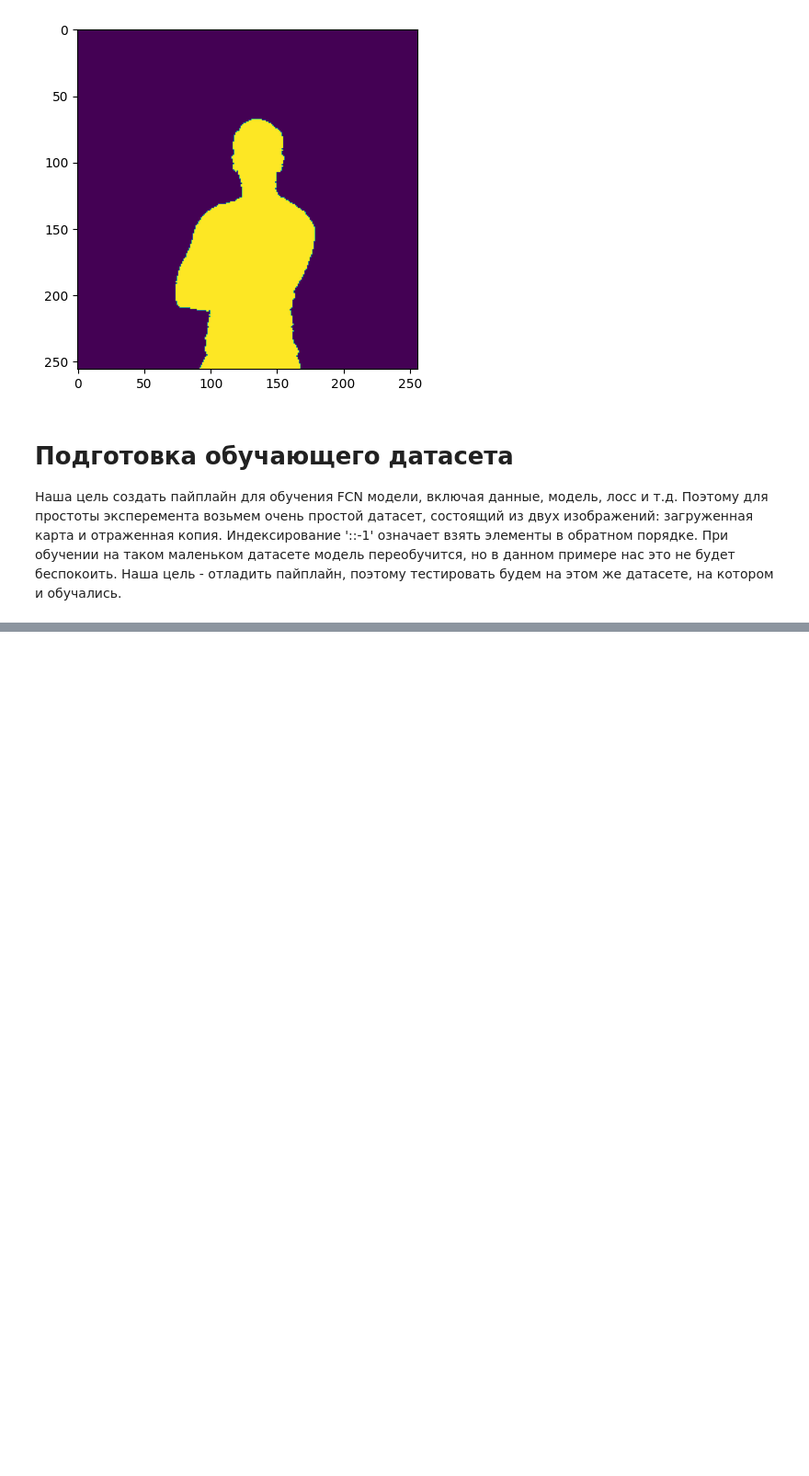
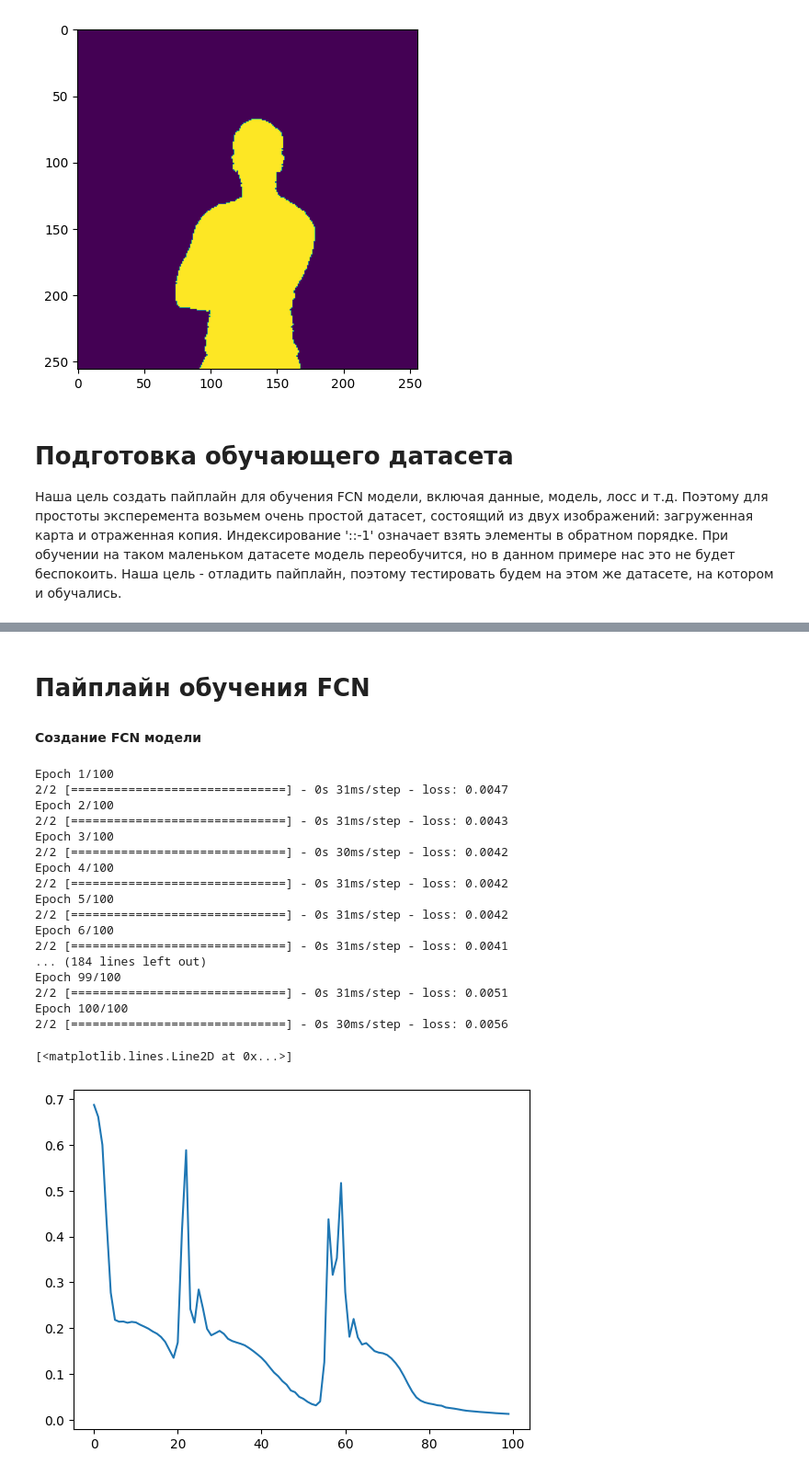
Before and after one commit to adwiza/datascience_skillbox, a Jupyter notebook: 29. NN CV FCN training.ipynb, the cells around one changed output, grey strips where cells are left out. Shown at 92% size. Drawn from its saved outputs; the diff is of its cells as text; code cells hidden in the pictures; blank space fills up the shorter version.

```diff
--- a/29. NN CV FCN training.ipynb
+++ b/29. NN CV FCN training.ipynb
@@ -52,0 +54,58 @@ laplace.pdf(1.46, 100, 1.65) + 0.5
+# %% [markdown]
+# Пайплайн обучения FCN
+
+#### Создание FCN модели
+# %%
+class Model(tf.keras.Model):
+    def __init__(self):
+        super().__init__()
+        self.conv1 = tf.keras.layers.Conv2D(64, (3, 3), padding='same', activation='relu')
+        self.conv2 = tf.keras.layers.Conv2D(64, (3, 3), padding='same', activation='relu')
+        self.conv3 = tf.keras.layers.Conv2D(128, (3, 3), padding='same', activation='relu')
+        self.conv4 = tf.keras.layers.Conv2D(128, (3, 3), padding='same', activation='relu')
+        self.conv5 = tf.keras.layers.Conv2D(256, (3, 3), padding='same', activation='relu')
+        self.conv6 = tf.keras.layers.Conv2D(1, (3, 3), padding='same', activation=None)
+        self.pool = tf.keras.layers.MaxPool2D((2, 2))
+
+    def call(self, x):
+        out = self.conv1(x)
+        out = self.conv2(out)
+        out = self.pool(out)
+        out = self.conv3(out)
+        out = self.conv4(out)
+        out = self.pool(out)
+        out = self.conv5(out)
+        out = self.conv6(out)
+        out = tf.image.resize(out, (x.shape[1], x.shape[2]), tf.image.ResizeMethod.BILINEAR)
+        out = tf.nn.sigmoid(out)
+        return out
+
+model = Model()
+# %%
+NUM_EPOCHS = 100
+# %%
+loss = tf.keras.losses.BinaryCrossentropy()
+model.compile(optimizer='adam', loss=loss)
+# %%
+history = model.fit(train_x, train_y, batch_size=1, epochs=NUM_EPOCHS)
+plt.plot(hist.history['loss'])
+# %% [output]
+Epoch 1/100
+2/2 [==============================] - 0s 31ms/step - loss: 0.0047
+Epoch 2/100
+2/2 [==============================] - 0s 31ms/step - loss: 0.0043
+Epoch 3/100
+2/2 [==============================] - 0s 30ms/step - loss: 0.0042
+Epoch 4/100
+2/2 [==============================] - 0s 31ms/step - loss: 0.0042
+Epoch 5/100
+2/2 [==============================] - 0s 31ms/step - loss: 0.0042
+Epoch 6/100
+2/2 [==============================] - 0s 31ms/step - loss: 0.0041
+... (184 lines left out)
+Epoch 99/100
+2/2 [==============================] - 0s 31ms/step - loss: 0.0051
+Epoch 100/100
+2/2 [==============================] - 0s 30ms/step - loss: 0.0056
+[<matplotlib.lines.Line2D at 0x...>]
+[figure, added]
```
Also changed, not shown: parts of 7 cells of this notebook, 4 other files.
